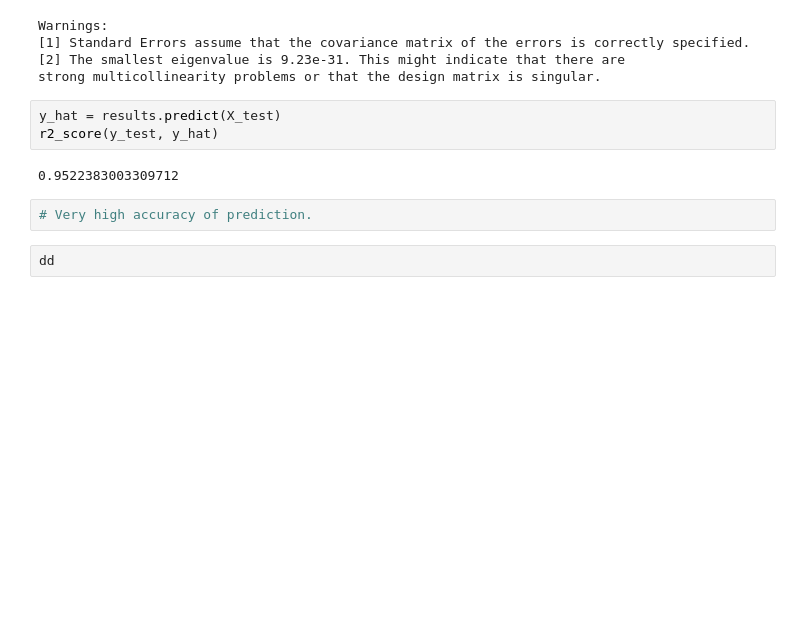
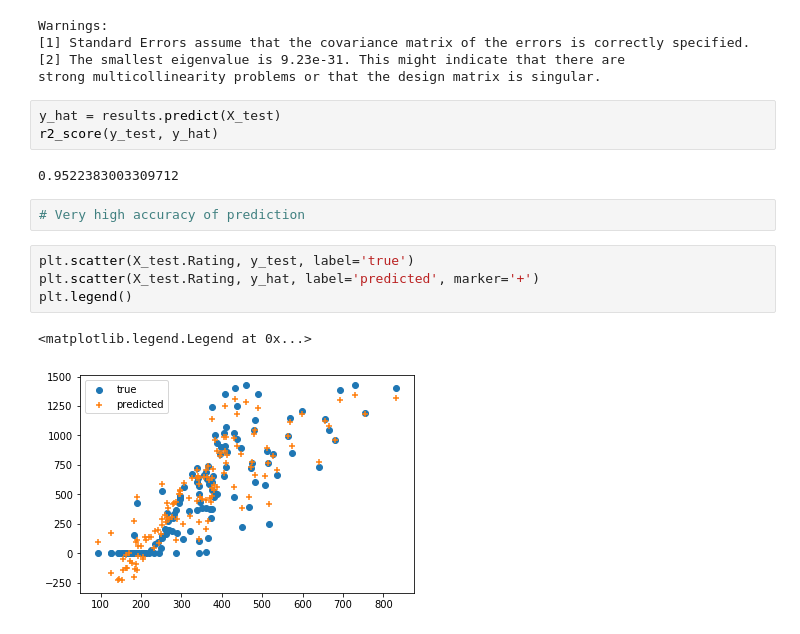
Before and after one commit to dev-branch/predict-credit-card-balance, a Jupyter notebook: balance.ipynb, the cells around one changed output. Cells and saved outputs as stored; diff of their text form; blank space fills up the shorter version.

Commit message:
plotted rating predictions

```diff
--- a/balance.ipynb
+++ b/balance.ipynb
@@ -183,6 +184,11 @@ r2_score(y_test, y_hat)
 # %% [output]
 0.9522383003309712
 # %%
-# Very high accuracy of prediction.
+# Very high accuracy of prediction
-# %%
-dd
+# %%
+plt.scatter(X_test.Rating, y_test, label='true')
+plt.scatter(X_test.Rating, y_hat, label='predicted', marker='+')
+plt.legend()
+# %% [output]
+<matplotlib.legend.Legend at 0x...>
+[figure, added]
```
Also changed, not shown: parts of 4 cells of this notebook.
